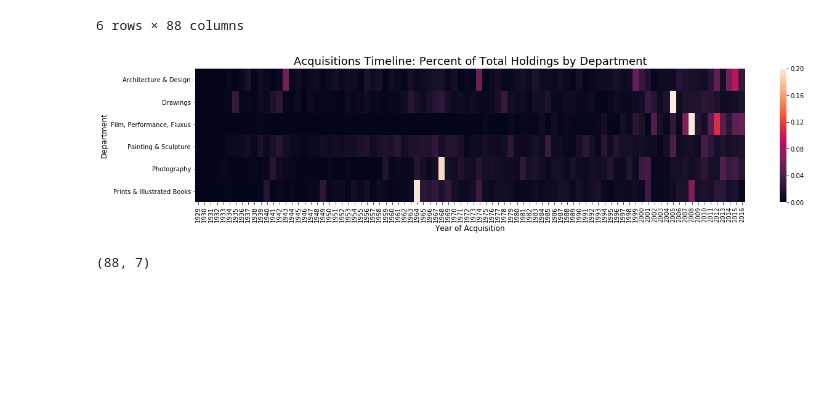
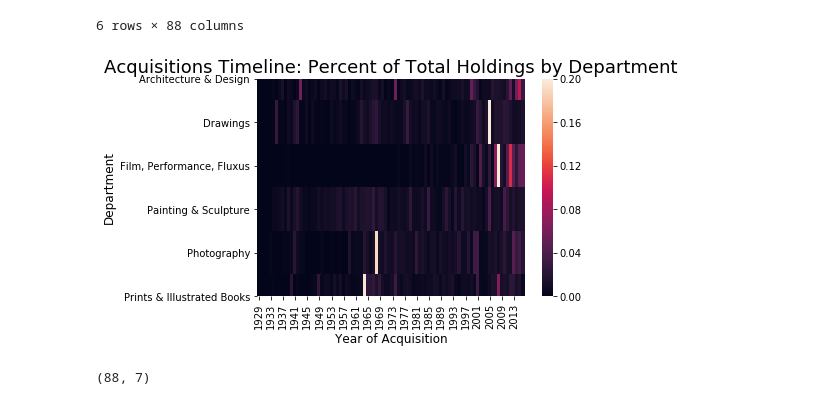
Before and after one commit to dustinhodges/DS-Unit-1-Sprint-4-Linear-Algebra, a Jupyter notebook: 140_Hodges_Build1.ipynb, the cells around one changed output. Drawn from its saved outputs; the diff is of its cells as text; code cells hidden in the pictures; blank space fills up the shorter version.

```diff
--- a/140_Hodges_Build1.ipynb
+++ b/140_Hodges_Build1.ipynb
@@ -33,23 +52,23 @@ econ.head()
+# %%
+import pandas as pd
+downloaded = drive.CreateFile({'id':id})
+downloaded.GetContentFile('Filename.csv')
+df3 = pd.read_csv('Filename.csv')
+# Dataset is now stored in a Pandas Dataframe
 # %%
 '''
-uploading from local machine a large csv, too large for github
 cleaning data purtaining to collection of Museum of Modern Art (MoMA)
 dropping unnecessary columns, creating 'Acquisition Year' column
 which will be the most importtant feature of our investigation
 '''
 
-from google.colab import files
-uploaded = files.upload()
-
-df = pd.read_csv('artworks.csv')
-
-MoMA = df.drop(['Artwork ID', 'Catalogue', 'Diameter (cm)', 'Circumference (cm)',
+MoMA = df3.drop(['Artwork ID', 'Catalogue', 'Diameter (cm)', 'Circumference (cm)',
                 'Height (cm)', 'Length (cm)', 'Width (cm)', 'Depth (cm)',
                'Weight (kg)', 'Duration (s)', 'Title', 'Medium', 'Dimensions'], axis=1)
 def first4(s):
     return str(s)[:4]
 
 MoMA['Acquisition Year'] = MoMA['Acquisition Date'].apply(first4)
-print(df.shape)
+print(MoMA.shape)
 MoMA.head()
 # %% [output]
@@ -128,16 +145,18 @@ Media_year
 # %%
 '''
 plotting a heatmap from our crosstab of normalized numbers of works acquired by year
 '''
+import seaborn as sns
+import matplotlib.pyplot as plt
 
-ax = sns.heatmap(Media_year, vmax=.20)
+ax = sns.heatmap(Media_year,robust=True, vmax=.20, yticklabels=True)
 
 plt.title('Acquisitions Timeline: Percent of Total Holdings by Department', fontsize = 18)
 plt.xlabel('Year of Acquisition', fontsize = 12)
 plt.ylabel('Department', fontsize = 12)
 plt.show()
 # %% [output]
-[figure, old version]
+[figure, new version]
 # %%
 '''
 creating a similar df from our previous crosstab
```
Also changed, not shown: parts of 8 cells of this notebook.
